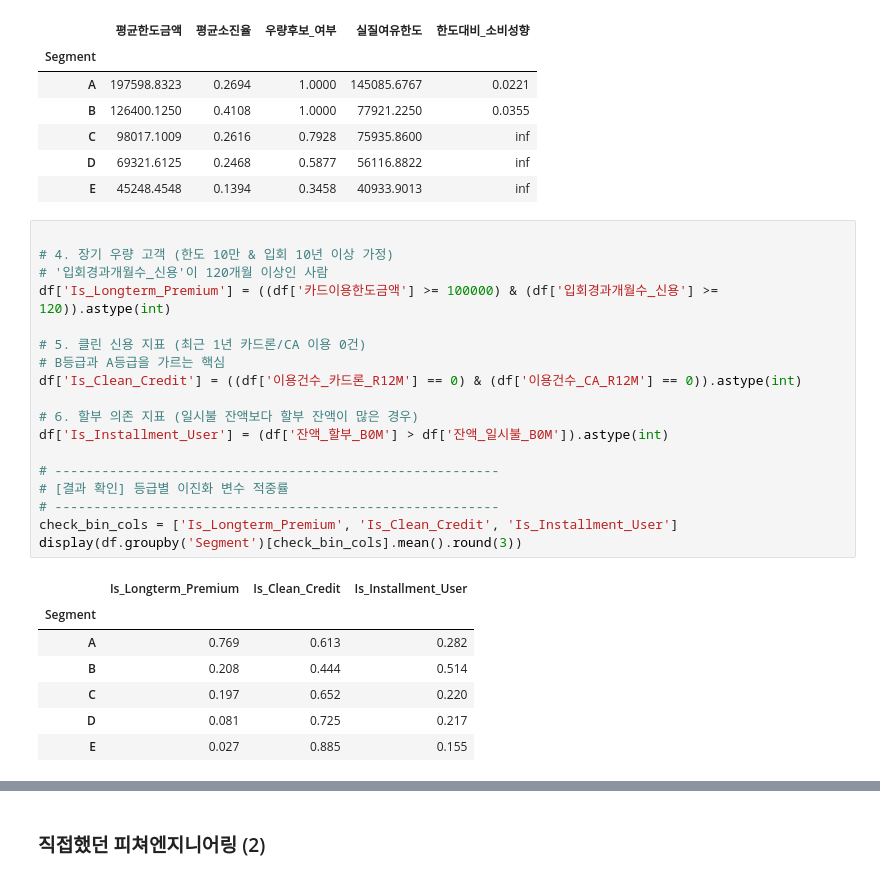
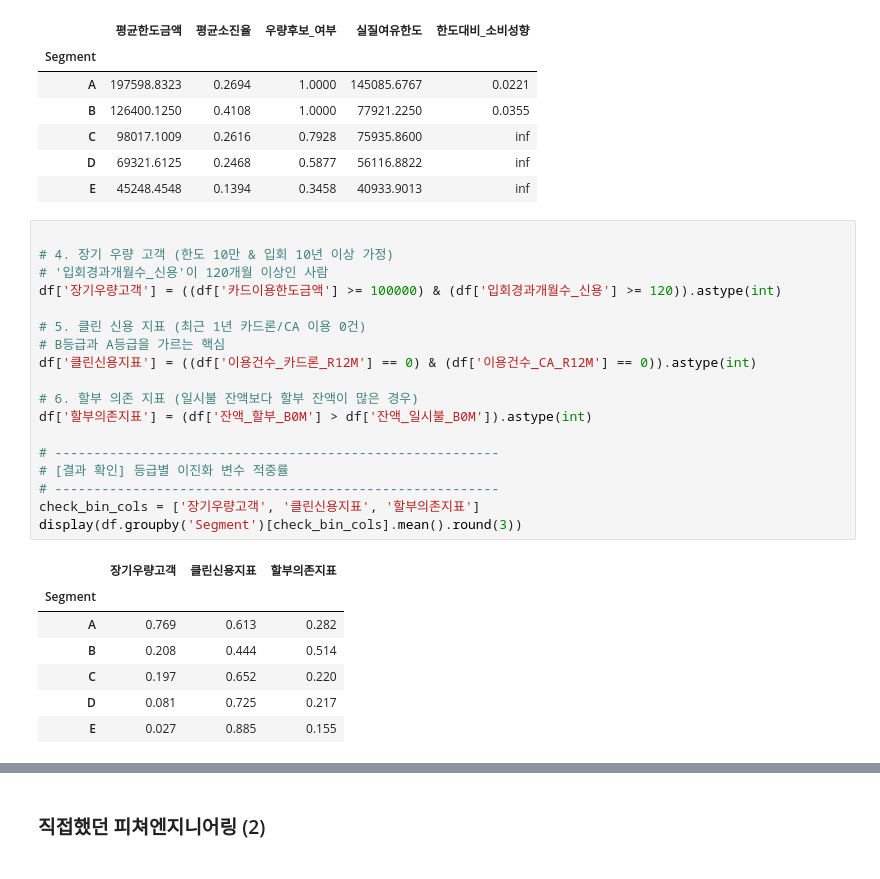
Before and after one commit to BalamBBang/Credit-Card-Segment, a Jupyter notebook: main/Main(5) - 4에 특성엔지니어링 추가(2) copy.ipynb, the cells around one changed output, grey strips where cells are left out. Drawn from its saved outputs; the diff is of its cells as text.

```diff
--- a/main/Main(5) - 4에 특성엔지니어링 추가(2) copy.ipynb
+++ b/main/Main(5) - 4에 특성엔지니어링 추가(2) copy.ipynb
@@ -975,23 +978,23 @@ display(user_stats_df.groupby('Segment')[check_cols].mean().round(4))
 # %%
 
 # 4. 장기 우량 고객 (한도 10만 & 입회 10년 이상 가정)
 # '입회경과개월수_신용'이 120개월 이상인 사람
-df['Is_Longterm_Premium'] = ((df['카드이용한도금액'] >= 100000) & (df['입회경과개월수_신용'] >= 120)).astype(int)
+df['장기우량고객'] = ((df['카드이용한도금액'] >= 100000) & (df['입회경과개월수_신용'] >= 120)).astype(int)
 
 # 5. 클린 신용 지표 (최근 1년 카드론/CA 이용 0건)
 # B등급과 A등급을 가르는 핵심
-df['Is_Clean_Credit'] = ((df['이용건수_카드론_R12M'] == 0) & (df['이용건수_CA_R12M'] == 0)).astype(int)
+df['클린신용지표'] = ((df['이용건수_카드론_R12M'] == 0) & (df['이용건수_CA_R12M'] == 0)).astype(int)
 
 # 6. 할부 의존 지표 (일시불 잔액보다 할부 잔액이 많은 경우)
-df['Is_Installment_User'] = (df['잔액_할부_B0M'] > df['잔액_일시불_B0M']).astype(int)
+df['할부의존지표'] = (df['잔액_할부_B0M'] > df['잔액_일시불_B0M']).astype(int)
 
 # ---------------------------------------------------------
 # [결과 확인] 등급별 이진화 변수 적중률
 # ---------------------------------------------------------
-check_bin_cols = ['Is_Longterm_Premium', 'Is_Clean_Credit', 'Is_Installment_User']
+check_bin_cols = ['장기우량고객', '클린신용지표', '할부의존지표']
 display(df.groupby('Segment')[check_bin_cols].mean().round(3))
 # %% [output]
-|  | Is_Longterm_Premium | Is_Clean_Credit | Is_Installment_User |
+|  | 장기우량고객 | 클린신용지표 | 할부의존지표 |
 | Segment |  |  |  |
 | A | 0.769 | 0.613 | 0.282 |
 | B | 0.208 | 0.444 | 0.514 |
```
Also changed, not shown: parts of 30 cells of this notebook.
